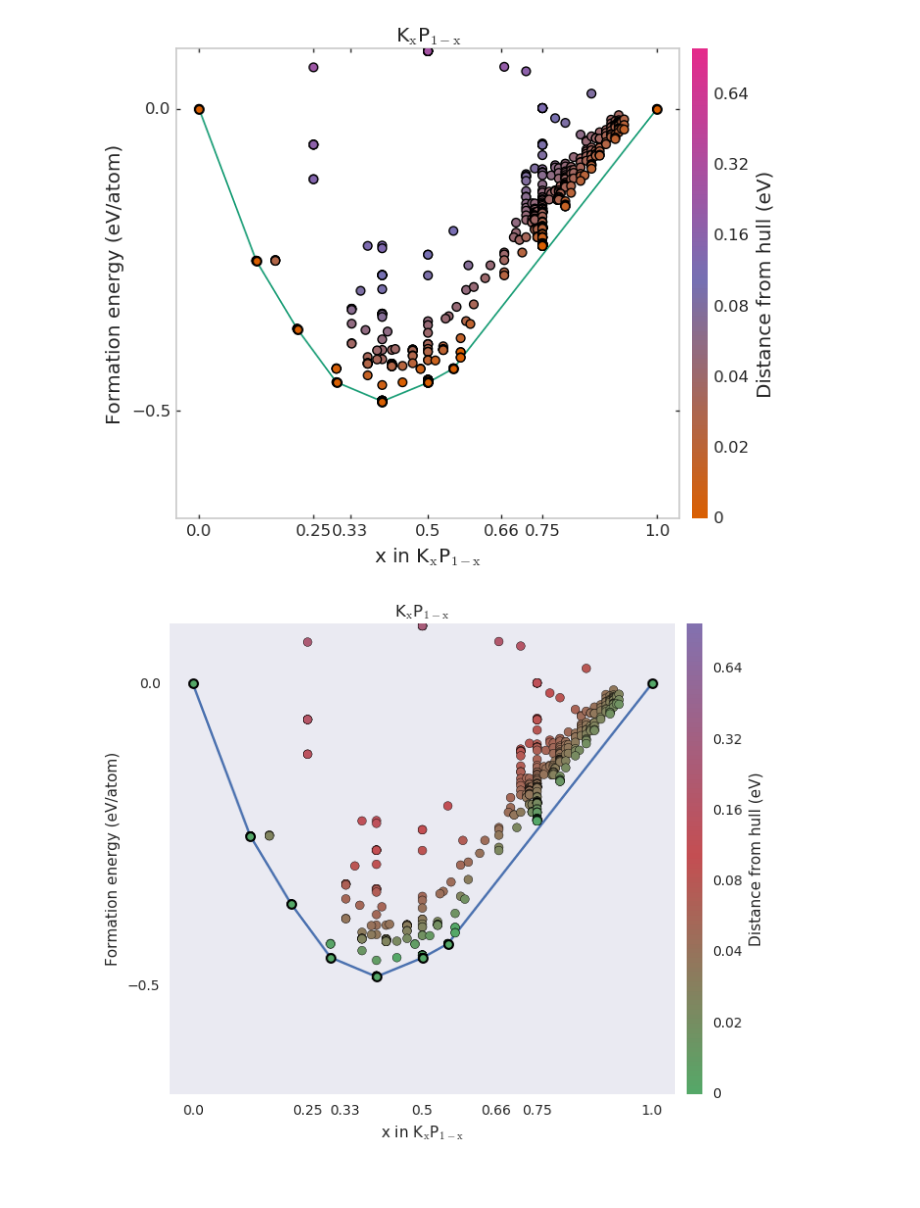
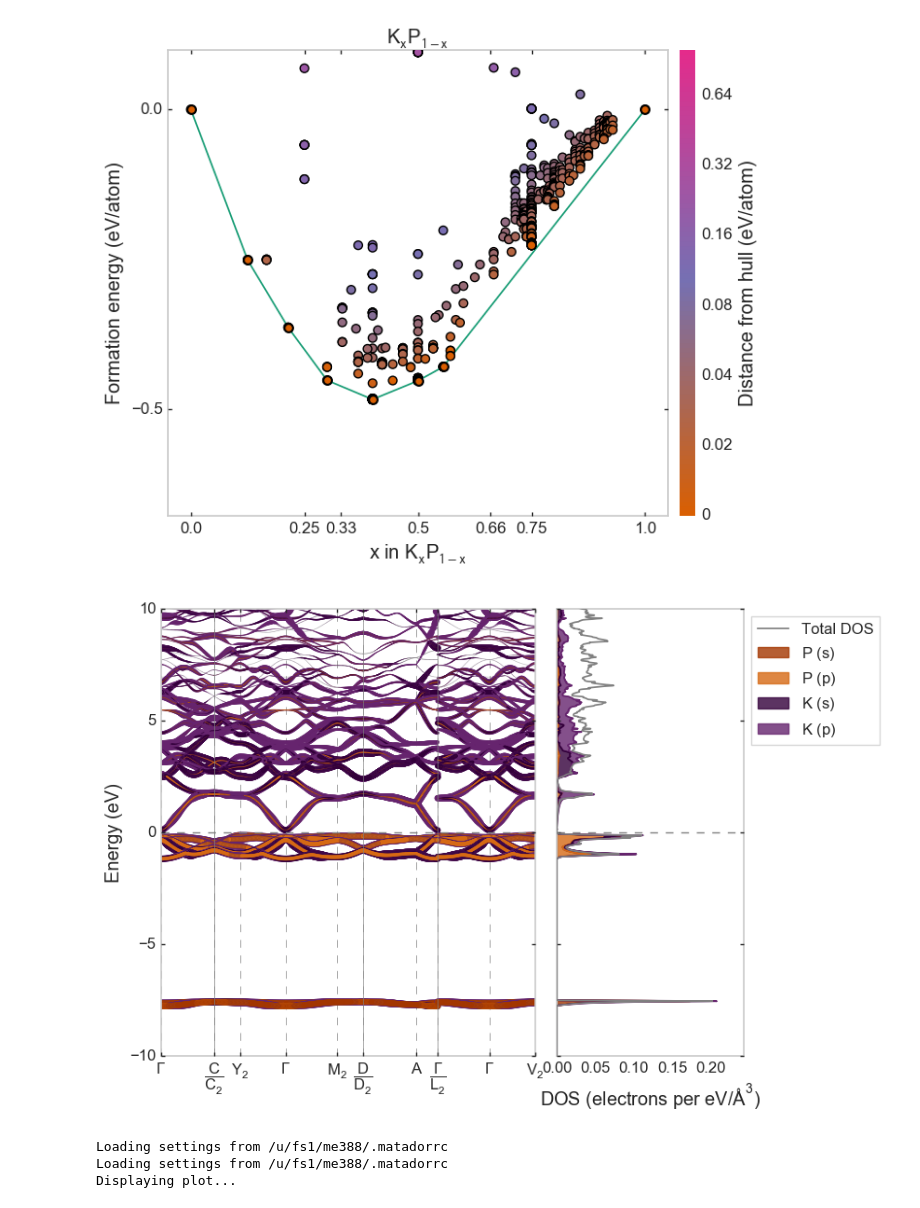
Before and after one commit to ml-evs/matador, a Jupyter notebook: examples/plot_styles/matador_plot_styles.ipynb, the cells around one changed output. Saved outputs shown, nothing was run; the diff lists cells and outputs as text; code cells hidden in the pictures; blank space fills up the shorter version.

```diff
--- a/examples/plot_styles/matador_plot_styles.ipynb
+++ b/examples/plot_styles/matador_plot_styles.ipynb
@@ -11,7 +13,7 @@ from matador.plotting import plot_2d_hull
 from matador.plotting import plot_spectral
 
 # change this if you are running from outside the matador/examples folder
-MATADOR_SRC_DIR = '../../'
+MATADOR_SRC_DIR = '../../../'
 # %%
 cursor = res2dict(glob.glob(MATADOR_SRC_DIR + 'matador/tests/data/hull-KP-KSnP_pub/*.res'))
 query = DBQuery(cursor=cursor, composition='KP', subcmd='hull')
@@ -37,6 +39,7 @@ Scanning for suitable P chemical potential...
 # %%
 styles = ['matador', 'seaborn', 'seaborn-whitegrid', 'dark_background', 'default', 'classic']
 for style in styles:
-    plot_2d_hull(hull, config_fname='{}.yml'.format(style))
-    plot_spectral(MATADOR_SRC_DIR, )
+    plot_2d_hull(hull, style=style)
+    plot_spectral('{}/matador/tests/data/dispersion/K3P-OQMD_4786-CollCode25550'.format(MATADOR_SRC_DIR),
+                  style=style)
 # %% [output]
@@ -43,2 +49,5 @@ for style in styles:
-[figure, old version]
+[figure, new version]
-[figure, old version]
+[figure, new version]
+Loading settings from /u/fs1/me388/.matadorrc
+Loading settings from /u/fs1/me388/.matadorrc
+Displaying plot...
```
Also changed, not shown: parts of 3 cells of this notebook, 13 other files.
